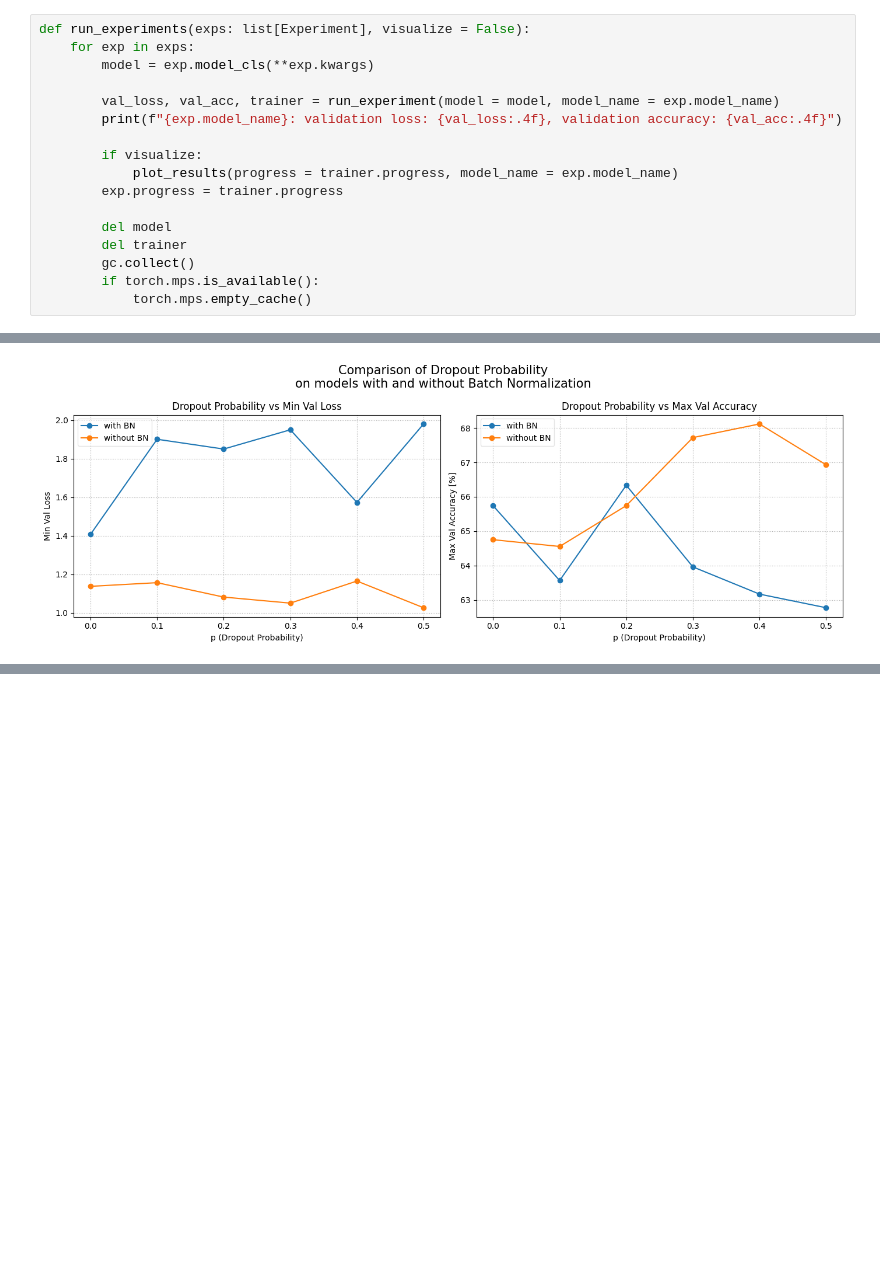
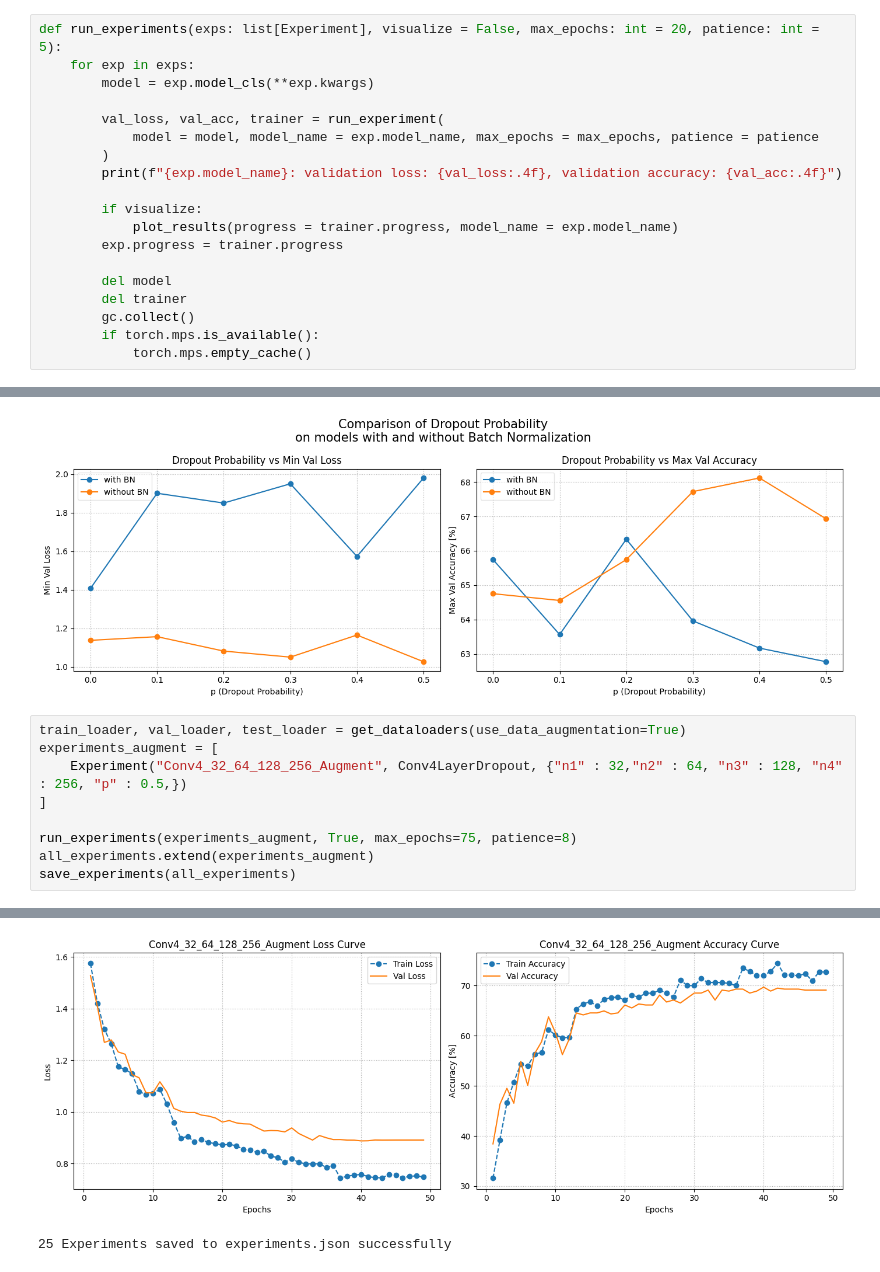
Before and after one commit to marekstorek/trash_classifier, a Jupyter notebook: ml/experiments.ipynb, the cells around one changed output, grey strips where cells are left out. Saved outputs shown, nothing was run; the diff lists cells and outputs as text; blank space fills up the shorter version.

Commit message:
train final model using data augmentation

```diff
--- a/ml/experiments.ipynb
+++ b/ml/experiments.ipynb
@@ -62,11 +62,13 @@ def run_experiment(
 
     return val_loss, val_acc, trainer
 # %%
-def run_experiments(exps: list[Experiment], visualize = False):
+def run_experiments(exps: list[Experiment], visualize = False, max_epochs: int = 20, patience: int = 5):
     for exp in exps:
         model = exp.model_cls(**exp.kwargs)
 
-        val_loss, val_acc, trainer = run_experiment(model = model, model_name = exp.model_name)
+        val_loss, val_acc, trainer = run_experiment(
+            model = model, model_name = exp.model_name, max_epochs = max_epochs, patience = patience
+        )
         print(f"{exp.model_name}: validation loss: {val_loss:.4f}, validation accuracy: {val_acc:.4f}")
 
         if visualize:
@@ -261,3 +263,13 @@ compare_models(
 plot_dropout_visualization(experiments_bn, experiments_no_bn)
 # %% [output]
 [figure]
+# %%
+train_loader, val_loader, test_loader = get_dataloaders(use_data_augmentation=True)
+experiments_augment = [
+    Experiment("Conv4_32_64_128_256_Augment", Conv4LayerDropout, {"n1" : 32,"n2" : 64, "n3" : 128, "n4" : 256, "p" : 0.5,})
+]
+
+run_experiments(experiments_augment, True, max_epochs=75, patience=8)
+all_experiments.extend(experiments_augment)
+save_experiments(all_experiments)
+# %% [output]
@@ -263,0 +277,2 @@ plot_dropout_visualization(experiments_bn, experiments_no_bn)
+[figure, added]
+25 Experiments saved to experiments.json successfully
```
Also changed, not shown: parts of 4 cells of this notebook.
